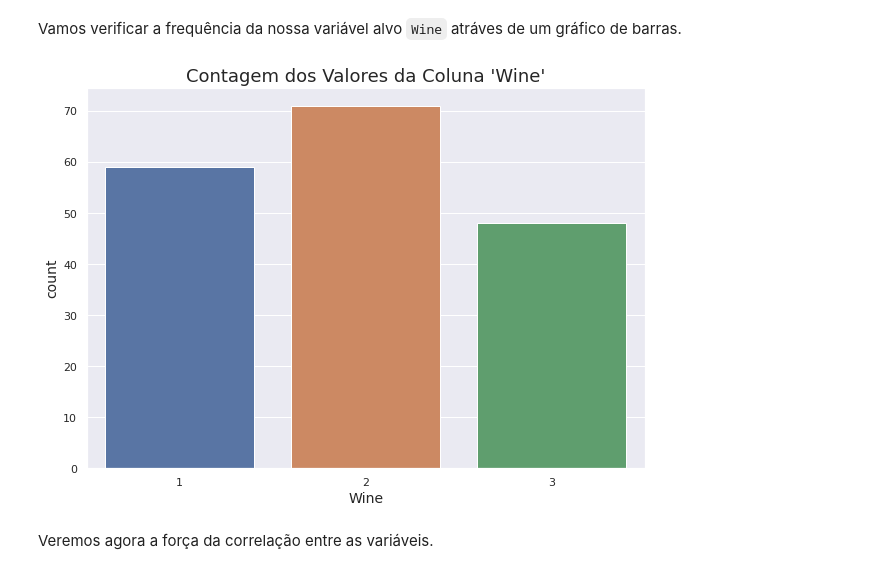
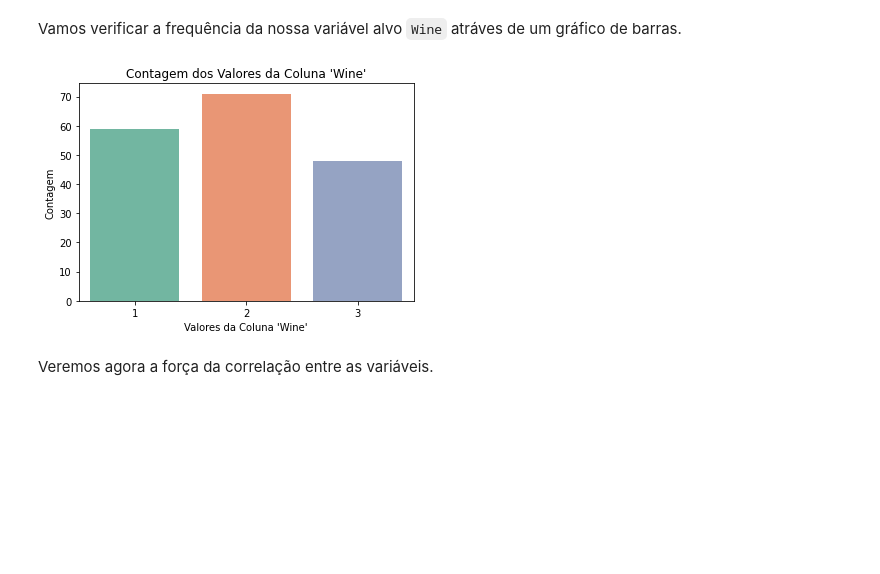
Before and after one commit to vilelas/DataMine, a Jupyter notebook: Classificação de vinho/wineDataset.ipynb, the cells around one changed output. Saved outputs shown, nothing was run; the diff lists cells and outputs as text; code cells hidden in the pictures; blank space fills up the shorter version.

```diff
--- a/Classificação de vinho/wineDataset.ipynb
+++ b/Classificação de vinho/wineDataset.ipynb
@@ -68,24 +68,23 @@ dados.head()
 | 4 | 1 | 13.24 | 2.59 | 2.87 | 21.0 | 118 | 2.80 | 2.69 | 0.39 | ... |
 # %% [markdown]
 Vamos verificar a frequência da nossa variável alvo `Wine` atráves de um gráfico de barras.
-# %%
-# Crie um gráfico de contagem dos valores da coluna "Wine" do dataframe dados
-fig, ax = plt.subplots(figsize=(10, 7))
-
-# Adicione um título ao gráfico
-ax.set_title("Contagem dos Valores da Coluna 'Wine'", fontsize=18)
-
-# Adicione rótulos de eixo
-ax.set_xlabel("Valores da Coluna 'Wine'", fontsize=14)
-ax.set_ylabel("Contagem", fontsize=14)
-
-# Desenhe o gráfico de contagem usando a biblioteca seaborn
-sns.countplot(x ='Wine', data = dados, ax=ax)
-
-# Mostre o gráfico
-plt.show()
-# %% [output]
-[figure, removed]
+# %%
+# crie um gráfico de contagem de vinhos usando o seaborn
+sns.countplot(data=dados, x='Wine', palette = "Set2")
+
+# adicione um título ao gráfico
+plt.title("Contagem dos Valores da Coluna 'Wine'")
+
+# adicione um rótulo ao eixo x
+plt.xlabel("Valores da Coluna 'Wine'")
+
+# adicione um rótulo ao eixo y
+plt.ylabel("Contagem")
+
+# exiba o gráfico
+plt.show()
+# %% [output]
+[figure, added]
 # %% [markdown]
 Veremos agora a força da correlação entre as variáveis.
 # %%
```
Also changed, not shown: parts of 7 cells of this notebook.
